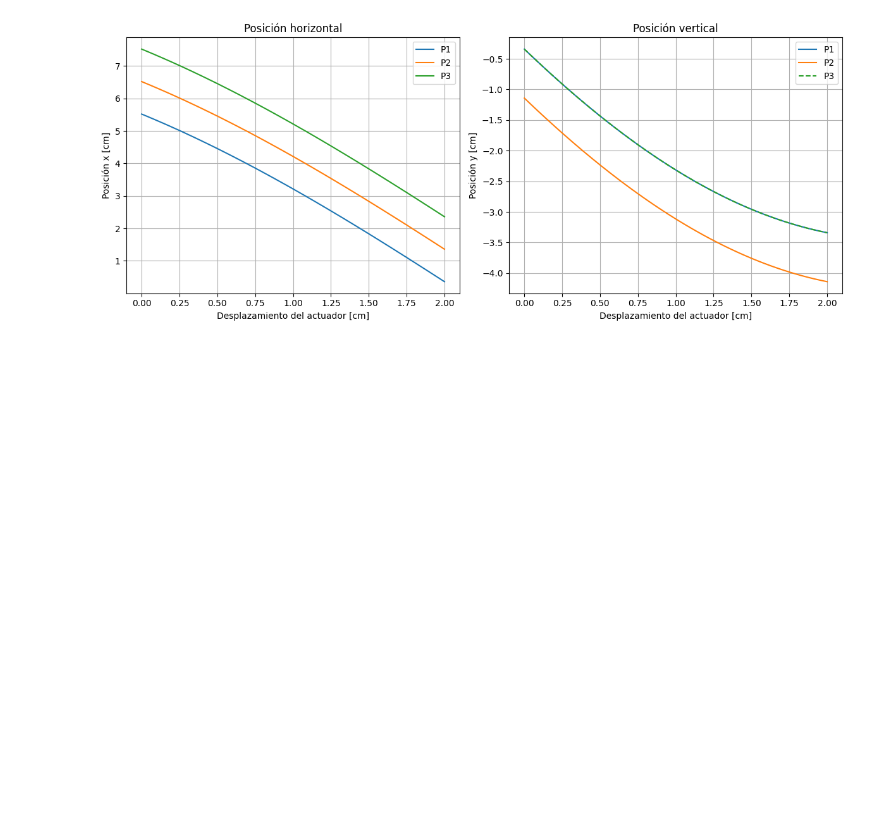
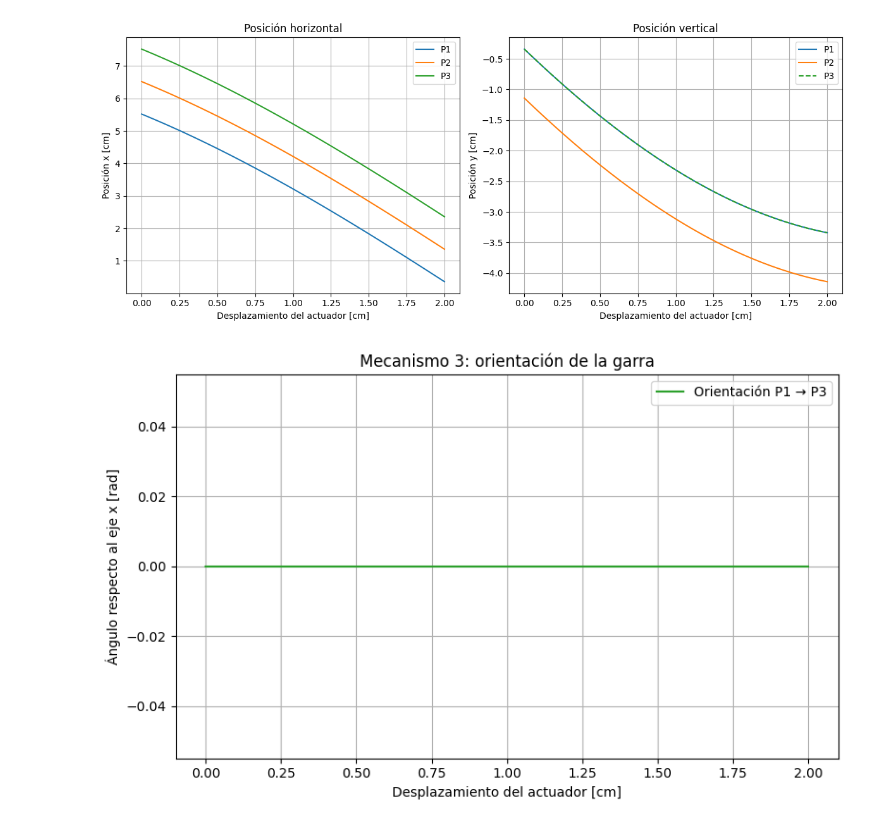
Before and after one commit to JuanPabloSequeraBarrera/Parcial1_dinamica, a Jupyter notebook: parcial1.ipynb, the cells around one changed output. Drawn from its saved outputs; the diff is of its cells as text; code cells hidden in the pictures; blank space fills up the shorter version.

```diff
--- a/parcial1.ipynb
+++ b/parcial1.ipynb
@@ -458,30 +546,58 @@ for nombre in ["P1", "P2", "P3"]:
         x_act * 100,
         trayectoria[:, 0] * 100,
         label=nombre
     )
 
     # Posición y vs. desplazamiento del actuador
     ax[1].plot(
         x_act * 100,
         trayectoria[:, 1] * 100,
         label=nombre,
         linestyle="--" if nombre == "P3" else "-"
     )
 
 ax[0].set_xlabel("Desplazamiento del actuador [cm]")
 ax[0].set_ylabel("Posición x [cm]")
 ax[0].set_title("Posición horizontal")
 
 ax[1].set_xlabel("Desplazamiento del actuador [cm]")
 ax[1].set_ylabel("Posición y [cm]")
 ax[1].set_title("Posición vertical")
 
 for eje in ax:
     eje.grid()
     eje.legend()
 
 plt.tight_layout()
 plt.show()
+
+
+# MECANISMO 3 PUNTO D
+punto1 = np.asarray(trayectorias["P1"])
+punto3 = np.asarray(trayectorias["P3"])
+
+deltax3 = punto3[:, 0] - punto1[:, 0]
+deltay3 = punto3[:, 1] - punto1[:, 1]
+
+angulo3 = np.arctan2(deltay3, deltax3)
+
+plt.figure(figsize=(8, 5))
+
+plt.plot(
+    x_act * 100,
+    angulo3,
+    color="tab:green",
+    label="Orientación P1 → P3"
+)
+
+plt.xlabel("Desplazamiento del actuador [cm]")
+plt.ylabel("Ángulo respecto al eje x [rad]")
+plt.title("Mecanismo 3: orientación de la garra")
+plt.grid(True)
+plt.legend()
+plt.tight_layout()
+plt.show()
 # %% [output]
 [figure]
 [figure]
+[figure, added]
```
Also changed, not shown: parts of 3 cells of this notebook, 1 other file.
